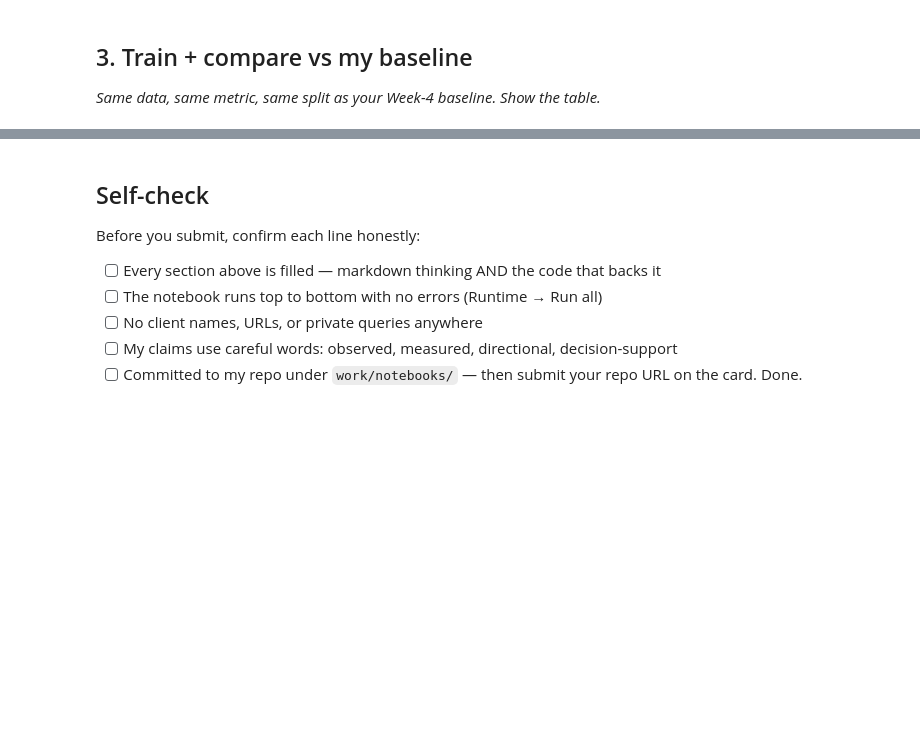
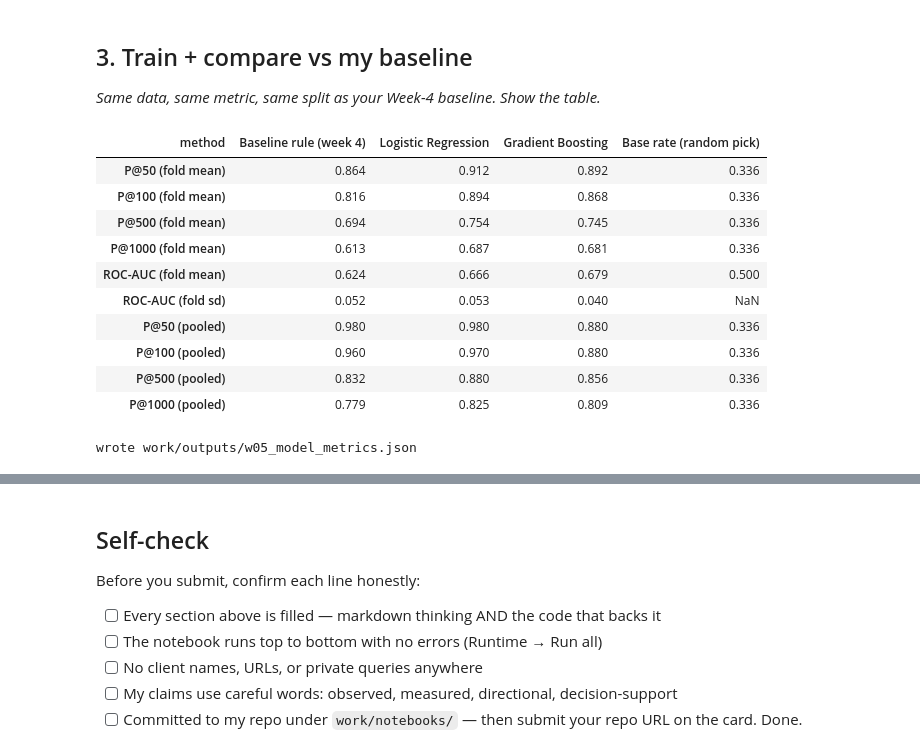
Before and after one commit to h0pi/flyrank-ml-intenrship, a Jupyter notebook: work/notebooks/w05_model.ipynb, the cells around one changed output, grey strips where cells are left out. Cells and saved outputs as stored; diff of their text form; code cells hidden in the pictures; blank space fills up the shorter version.

Commit message:
W05: grouped-CV model vs week-4 baseline, errors and interpretation

```diff
--- a/work/notebooks/w05_model.ipynb
+++ b/work/notebooks/w05_model.ipynb
@@ -22,0 +143,12 @@ This skeleton is yours to fill. Work the sections **in order** — each one has
+# %%
+
+gkf = GroupKFold(n_splits=5)
+folds = list(gkf.split(df, df["is_declining"], groups=df["client_hash_id"]))
+df["fold"] = -1
+for k, (tr, te) in enumerate(folds):
+    df.loc[te, "fold"] = k
+    assert set(df.client_hash_id.iloc[tr]).isdisjoint(df.client_hash_id.iloc[te]), "client leaked across the split"
+
+(df.groupby("fold")
+   .agg(pages=("is_declining", "size"), clients=("client_hash_id", "nunique"), base_rate=("is_declining", "mean"))
+   .round(3))
@@ -29,0 +167,61 @@ This skeleton is yours to fill. Work the sections **in order** — each one has
+# %%
+
+def make_models():
+    return {
+        "Logistic Regression": make_pipeline(StandardScaler(), LogisticRegression(max_iter=1000)),
+        "Gradient Boosting": HistGradientBoostingClassifier(max_iter=200, learning_rate=0.05, random_state=SEED),
+    }
+
+oof = {name: np.zeros(len(df)) for name in make_models()}
+fitted = {name: [] for name in make_models()}
+for k, (tr, te) in enumerate(folds):
+    for name, model in make_models().items():
+        model.fit(df.loc[tr, FEATURES], df.loc[tr, "is_declining"])
+        oof[name][te] = model.predict_proba(df.loc[te, FEATURES])[:, 1]
+        fitted[name].append(model)
+for name in oof:
+    df[f"score_{name}"] = oof[name]
+
+KS = [50, 100, 500, 1000]
+SCORES = {"Baseline rule (week 4)": "baseline_score",
+          "Logistic Regression": "score_Logistic Regression",
+          "Gradient Boosting": "score_Gradient Boosting"}
+
+def p_at_k(frame, col, k):
+    return frame.sort_values(col, ascending=False)["is_declining"].head(k).mean()
+
+rows = []
+for label, col in SCORES.items():
+    per_fold = [{**{f"P@{k}": p_at_k(df[df.fold == f], col, k) for k in KS},
+                 "ROC-AUC": roc_auc_score(df.loc[df.fold == f, "is_declining"], df.loc[df.fold == f, col])} for f in range(5)]
+    pf = pd.DataFrame(per_fold)
+    rows.append({"method": label, **{f"{m} (fold mean)": pf[m].mean() for m in pf.columns},
+                 "ROC-AUC (fold sd)": pf["ROC-AUC"].std(),
+                 **{f"P@{k} (pooled)": p_at_k(df, col, k) for k in KS}})
+table = pd.DataFrame(rows).set_index("method")
+table.loc["Base rate (random pick)"] = df["is_declining"].mean()
+table.loc["Base rate (random pick)", "ROC-AUC (fold mean)"] = 0.5
+table.loc["Base rate (random pick)", "ROC-AUC (fold sd)"] = np.nan
+table.round(3).T
+# %% [output]
+| method | Baseline rule (week 4) | Logistic Regression | Gradient Boosting | Base rate (random pick) |
+| P@50 (fold mean) | 0.864 | 0.912 | 0.892 | 0.336 |
+| P@100 (fold mean) | 0.816 | 0.894 | 0.868 | 0.336 |
+| P@500 (fold mean) | 0.694 | 0.754 | 0.745 | 0.336 |
+| P@1000 (fold mean) | 0.613 | 0.687 | 0.681 | 0.336 |
+| ROC-AUC (fold mean) | 0.624 | 0.666 | 0.679 | 0.500 |
+| ROC-AUC (fold sd) | 0.052 | 0.053 | 0.040 | NaN |
+| P@50 (pooled) | 0.980 | 0.980 | 0.880 | 0.336 |
+| P@100 (pooled) | 0.960 | 0.970 | 0.880 | 0.336 |
+| P@500 (pooled) | 0.832 | 0.880 | 0.856 | 0.336 |
+| P@1000 (pooled) | 0.779 | 0.825 | 0.809 | 0.336 |
+# %%
+
+metrics = {"split": "GroupKFold(5) by client_hash_id", "seed": SEED, "sklearn": sklearn.__version__,
+           "rows": int(len(df)), "base_rate": round(float(df.is_declining.mean()), 4),
+           "results": {m: {k: (None if pd.isna(v) else round(float(v), 4)) for k, v in r.items()}
+                       for m, r in table.round(4).iterrows()}}
+(OUT / "w05_model_metrics.json").write_text(json.dumps(metrics, indent=2))
+print("wrote work/outputs/w05_model_metrics.json")
+# %% [output]
+wrote work/outputs/w05_model_metrics.json
```
Also changed, not shown: parts of 20 cells of this notebook, 1 other file.
